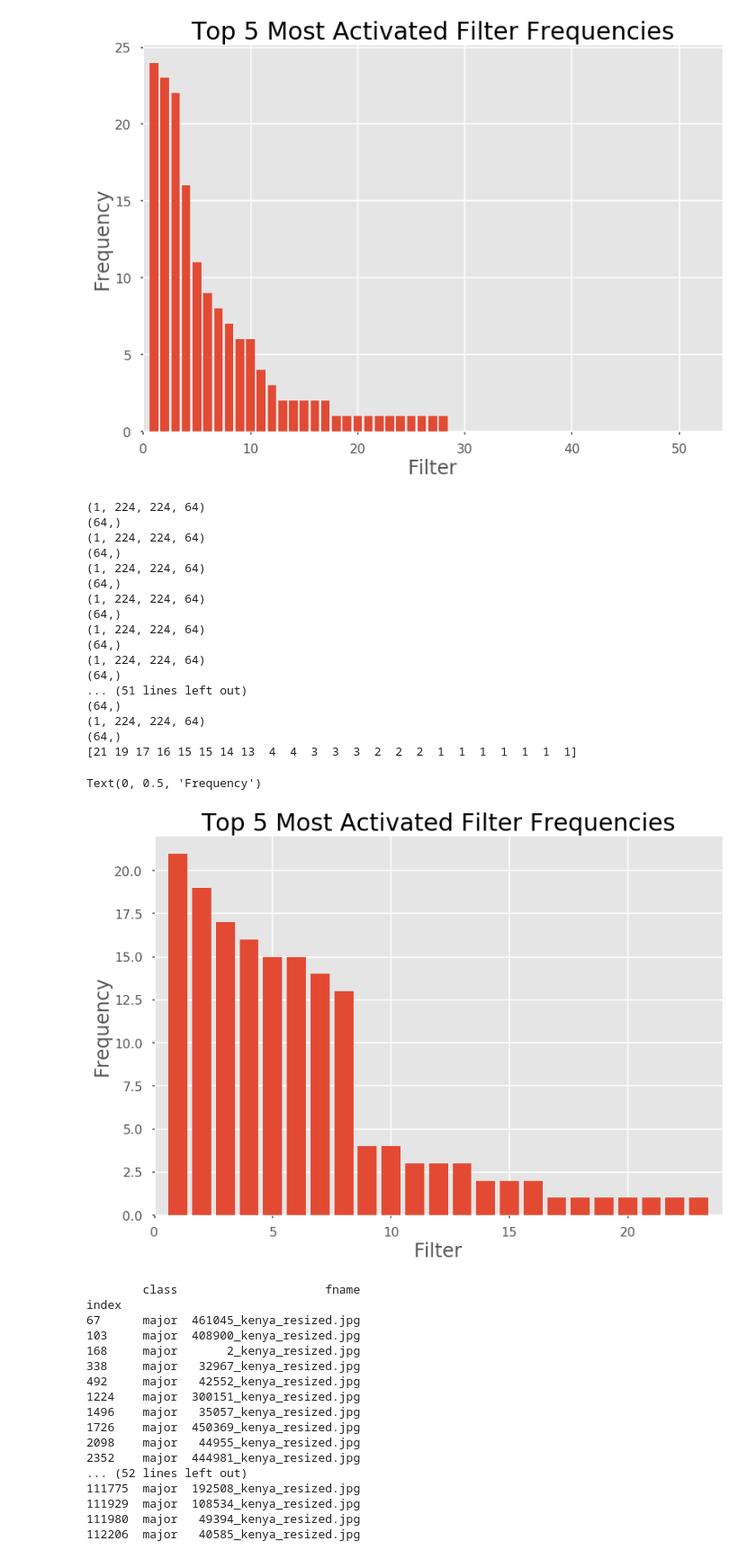
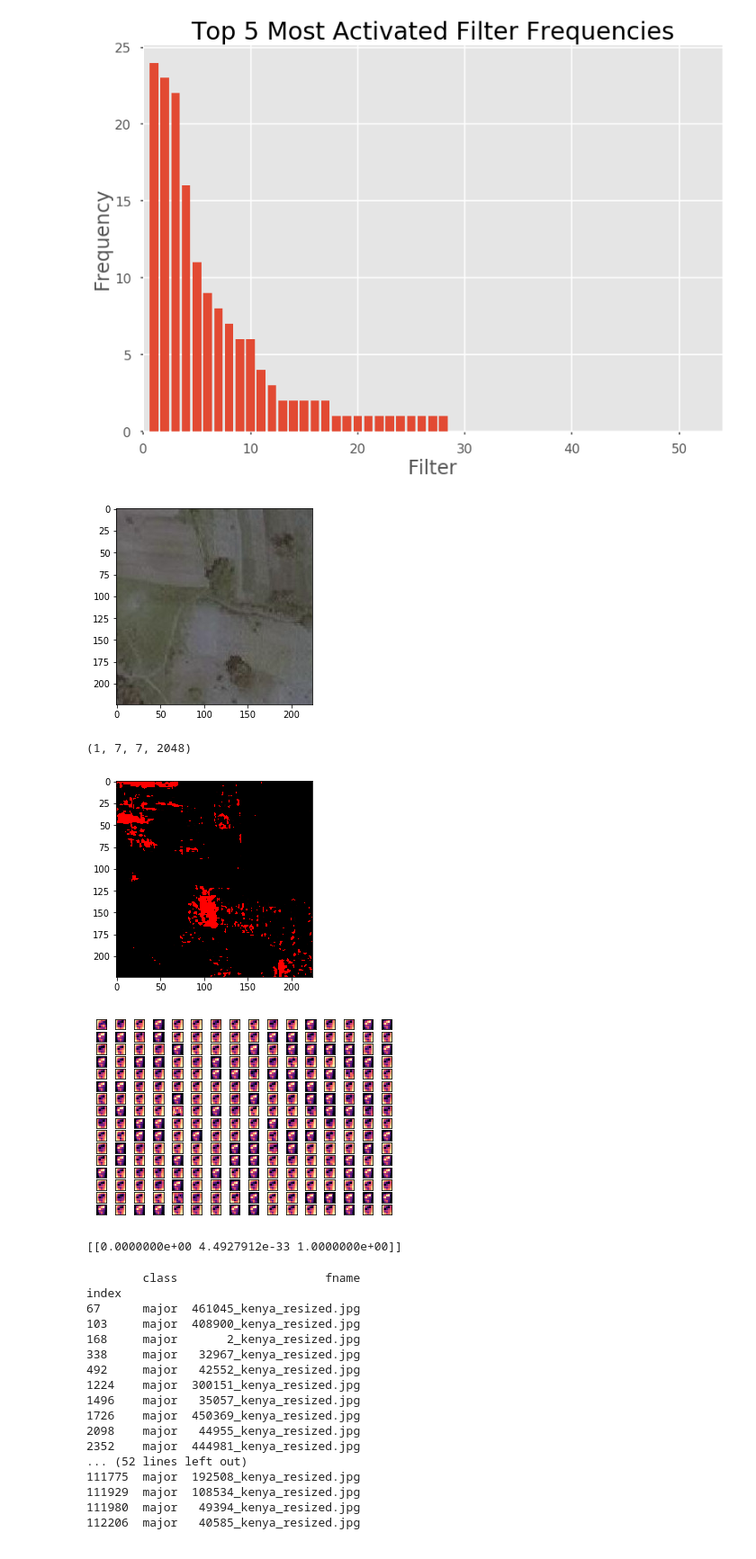
Before and after one commit to choiben314/cs325b, a Jupyter notebook: ben_dev.ipynb, the cells around one changed output. Shown at 90% size. Cells and saved outputs as stored; diff of their text form; code cells hidden in the pictures.

```diff
--- a/ben_dev.ipynb
+++ b/ben_dev.ipynb
@@ -25,13 +23,14 @@ Using TensorFlow backend.
 # %%
 #resnet = resnet_v2.ResNet50V2(include_top=True, weights='imagenet')
 
-with tf.device('device:GPU:1'):
+with tf.device('device:GPU:0'):
 
     #model = load_model('data/checkpoints/model.hdf5')
-    model = load_model('data/clsw5/checkpoints/model.hdf5')
+#     model = load_model('data/clsw5/checkpoints/model.hdf5')
+    convnet.load_weights('data/cls_w6_e2/checkpoints/weights.19-0.80.hdf5')
     LAYER_NAME = 'block1_conv1'
 
     print('Model loaded.')
 
-    print(model.summary())
+    print(convnet.layers[0].summary())
 # %% [output]
@@ -227,72 +210,63 @@ Text(0, 0.5, 'Frequency')
 # plt.show()
 # img = load_img('local_images/kenya/408900_kenya_resized.jpg', target_size=(224, 224))
 
-# plt.imshow(cv2.imread('local_images/kenya/42552_kenya_resized.jpg'))
-# plt.show()
-img = load_img('local_images/kenya/42552_kenya_resized.jpg', target_size=(224, 224))
+plt.imshow(cv2.imread('data/kenya/224/cropped/119961_71436.jpg'))
+plt.show()
+img = load_img('data/kenya/224/cropped/119961_71436.jpg', target_size=(224, 224))
 
 
 #345677
 # Note: 'square_dim' can be up to the square root of the number of filters in the layer
 
 # First CONV layer activation map
 #hist_1 = show_activation_map(img, model, 'block1_conv1', preprocess_input, square_dim=4)
 
 # Class activation map
 #vgg = vgg16.VGG16(include_top=True, weights='imagenet')
-hist_2 = show_activation_map(img, model, 'block1_conv1', preprocess_input, square_dim=16)
+hist_2 = show_activation_map(img, convnet.layers[0], 'conv5_block3_3_conv', preprocess_input, square_dim=16)
 
-top_5 = []
+img = img_to_array(img)
+img = expand_dims(img, axis=0)
+img = preprocess_input(img)
+print(convnet.predict(np.array(img)))
 
-for name in major_df['fname']:
-    img = load_img('local_images/kenya/' + name, target_size=(224, 224))
-    hist_2 = show_activation_map(img, model, 'block1_conv1', preprocess_input, square_dim=16)
-    top_5.extend(hist_2.argsort()[-5:][::-1])
+# top_5 = []
+
+# for name in major_df['fname']:
+#     img = load_img('local_images/kenya/' + name, target_size=(224, 224))
+#     hist_2 = show_activation_map(img, model, 'conv1_conv', preprocess_input, square_dim=16)
+#     top_5.extend(hist_2.argsort()[-5:][::-1])
 
 # print(top_5)
 # print(np.argmax(hist_2))
 # print(hist_2.argsort()[-5:][::-1])
 
-top_5_freq = np.flip(np.sort(np.unique(top_5, return_counts=True)[1]))
-print(top_5_freq)
-plt.bar(range(1, 1 + top_5_freq.shape[0]), top_5_freq)
-plt.xlim(0, 1 + top_5_freq.shape[0])
-plt.title('Top 5 Most Activated Filter Frequencies')
-plt.xlabel('Filter')
-plt.ylabel('Frequency')
+# top_5_freq = np.flip(np.sort(np.unique(top_5, return_counts=True)[1]))
+# print(top_5_freq)
+# plt.bar(range(1, 1 + top_5_freq.shape[0]), top_5_freq)
+# plt.xlim(0, 1 + top_5_freq.shape[0])
+# plt.title('Top 5 Most Activated Filter Frequencies')
+# plt.xlabel('Filter')
+# plt.ylabel('Frequency')
 
 
 # plt.rc('axes', labelsize=24)
 # plt.rc('axes', titlesize=30)
 # plt.bar(range(1,513), hist_2, color='g')
 # plt.ylim(0, max(hist_2) + 0.1 * max(hist_2))
 # plt.xlim(1, 512)
 # plt.title("Mean Activations of Last Conv Layer")
 # plt.xlabel('Filter')
 # plt.ylabel('Mean Activation')
 
 # # pyplot.artist.setp(artist, color="black")
 # plt.show()
 # %% [output]
+[figure, new version]
-(1, 224, 224, 64)
-(64,)
-(1, 224, 224, 64)
-(64,)
-(1, 224, 224, 64)
-(64,)
-(1, 224, 224, 64)
-(64,)
-(1, 224, 224, 64)
-(64,)
-(1, 224, 224, 64)
-(64,)
-... (51 lines left out)
-(64,)
-(1, 224, 224, 64)
-(64,)
-[21 19 17 16 15 15 14 13  4  4  3  3  3  2  2  2  1  1  1  1  1  1  1]
+(1, 7, 7, 2048)
+[figure, added]
+[figure, added]
-Text(0, 0.5, 'Frequency')
+[[0.0000000e+00 4.4927912e-33 1.0000000e+00]]
-[figure, old version]
 # %%
 import matplotlib.style as style
 style.available
```
Also changed, not shown: parts of 17 cells of this notebook, 4 other files.
